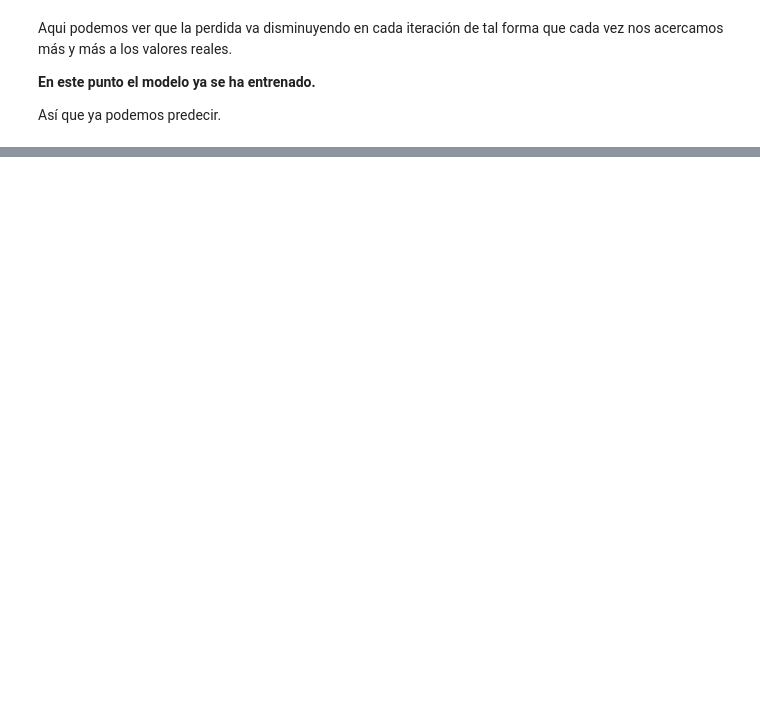
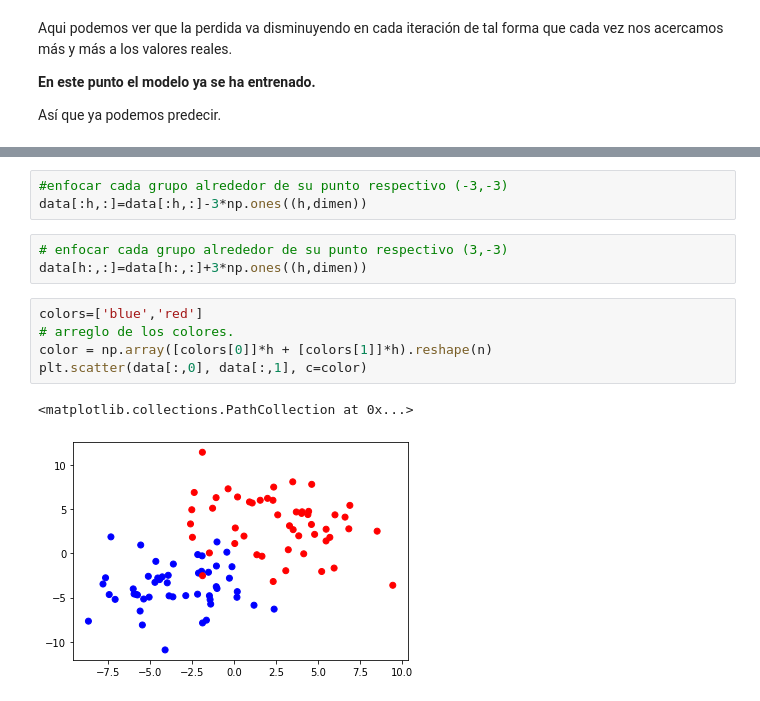
Before and after one commit to BralexMtz/First-AI-Algorithms, a Jupyter notebook: Lineal_Regression.ipynb, the cells around one changed output, grey strips where cells are left out. Saved outputs shown, nothing was run; the diff lists cells and outputs as text; blank space fills up the shorter version.

```diff
--- a/Lineal_Regression.ipynb
+++ b/Lineal_Regression.ipynb
@@ -100,0 +137,14 @@ tensor([[8.1729]], grad_fn=<AddmmBackward>)
+# %%
+#enfocar cada grupo alrededor de su punto respectivo (-3,-3)
+data[:h,:]=data[:h,:]-3*np.ones((h,dimen))
+# %%
+# enfocar cada grupo alrededor de su punto respectivo (3,-3)
+data[h:,:]=data[h:,:]+3*np.ones((h,dimen))
+# %%
+colors=['blue','red']
+# arreglo de los colores.
+color = np.array([colors[0]]*h + [colors[1]]*h).reshape(n)
+plt.scatter(data[:,0], data[:,1], c=color)
+# %% [output]
+<matplotlib.collections.PathCollection at 0x...>
+[figure, added]
```
Also changed, not shown: parts of 10 cells of this notebook.
